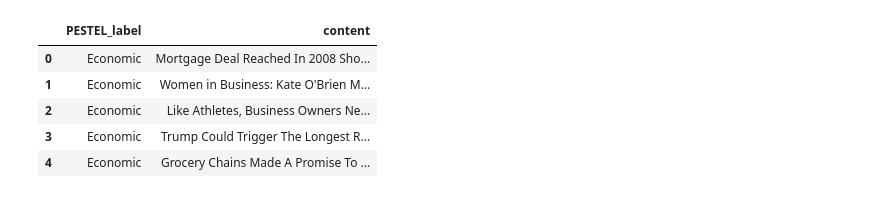
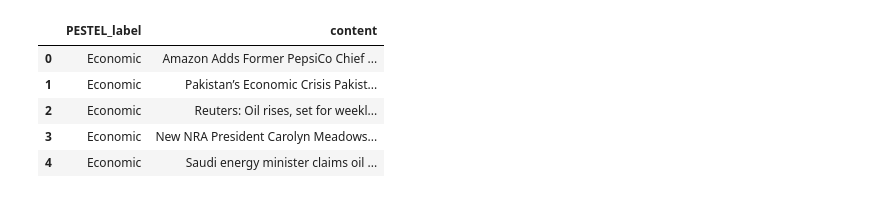
Before and after one commit to tianyiiiiiii/Pestel-Classification, a Jupyter notebook: bert_mnds_400per.ipynb, the cells around one changed output. Saved outputs shown, nothing was run; the diff lists cells and outputs as text; code cells hidden in the pictures.

```diff
--- a/bert_mnds_400per.ipynb
+++ b/bert_mnds_400per.ipynb
@@ -22,6 +22,6 @@ import torch
 import matplotlib.pyplot as plt
 import numpy as np
 # %%
-df = pd.read_csv("data/100pernewscategory.csv")
+df = pd.read_csv("data/400perMNDS.csv")
 df.head()
 # %% [output]
@@ -34,14 +34,14 @@ df.head()
 # %%
-df["content"] = df["headline"] + " " + df["short_description"]
+df["content"] = df["title"] + " " + df["text"]
 df = df[['PESTEL_label', 'content']]
 df.head()
 # %% [output]
 |  | PESTEL_label | content |
-| 0 | Economic | Mortgage Deal Reached In 2008 Sho... |
-| 1 | Economic | Women in Business: Kate O'Brien M... |
-| 2 | Economic | Like Athletes, Business Owners Ne... |
-| 3 | Economic | Trump Could Trigger The Longest R... |
-| 4 | Economic | Grocery Chains Made A Promise To ... |
+| 0 | Economic | Amazon Adds Former PepsiCo Chief ... |
+| 1 | Economic | Pakistan’s Economic Crisis Pakist... |
+| 2 | Economic | Reuters: Oil rises, set for weekl... |
+| 3 | Economic | New NRA President Carolyn Meadows... |
+| 4 | Economic | Saudi energy minister claims oil ... |
 # %%
 # convert content to string and handle NaN
 df['content'] = df['content'].apply(lambda x: '' if pd.isna(x) else str(x))
```
Also changed, not shown: parts of 6 cells of this notebook, 6 other files.
